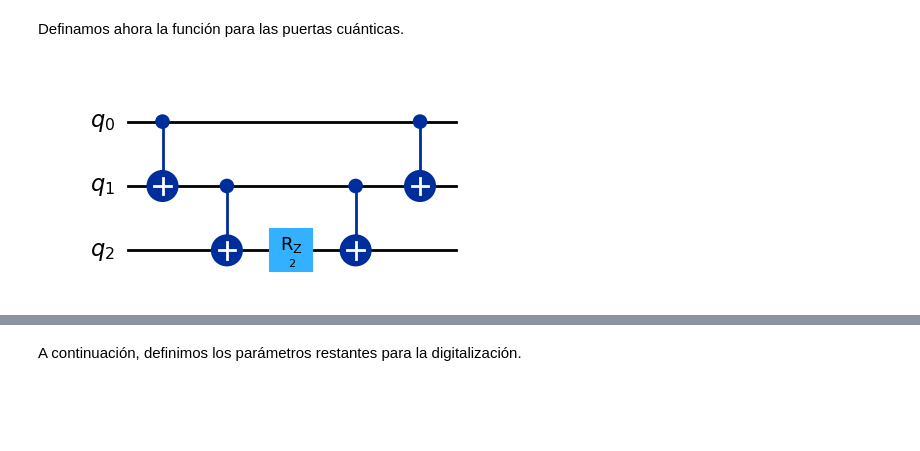
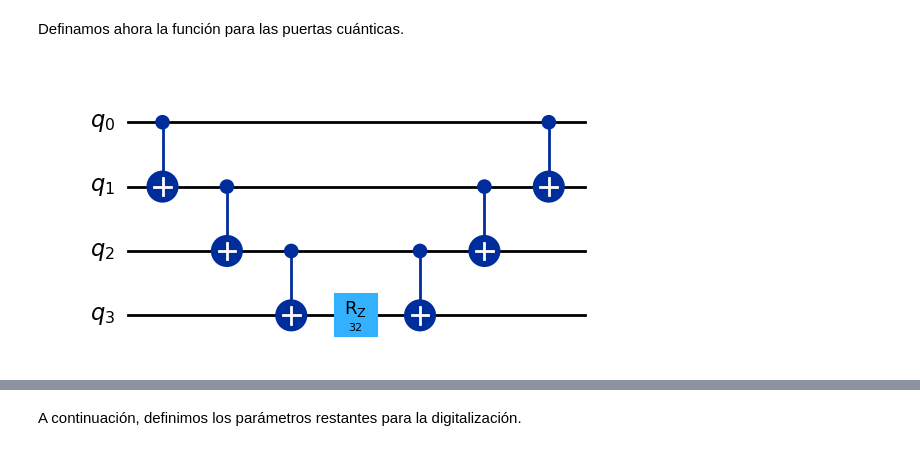
Before and after one commit to Mariomc10/C-digos_TFM, a Jupyter notebook: Shor_Adiabatico.ipynb, the cells around one changed output, grey strips where cells are left out. Cells and saved outputs as stored; diff of their text form; code cells hidden in the pictures; blank space fills up the shorter version.

```diff
--- a/Shor_Adiabatico.ipynb
+++ b/Shor_Adiabatico.ipynb
@@ -227,26 +227,26 @@ Definamos ahora la función para las puertas cuánticas.
 # %%
 from qiskit import QuantumCircuit, QuantumRegister, ClassicalRegister, transpile, qiskit
 from qiskit.visualization import plot_histogram
 from qiskit_aer import Aer
 import pylatexenc
 
 def puerta_coef(coef,n_vars):
     '''
     Devuelve la puerta cuántica para la digitacización del Hamiltoniano final.
 
     coef: float | Coeficiente del término que forma parte del Hamiltoniano final.
     n_vars: int | Número de variables (qubits), asociados a dicho término (en nuestro caso será un máximo de 4).
     '''
     circuito = QuantumCircuit(n_vars)
     for ind in range(n_vars-1):
         circuito.cx(ind,ind+1)
     circuito.rz(2*coef,n_vars-1)
     for ind in range(n_vars-1):
         circuito.cx(n_vars-2-ind,n_vars-1-ind)
     # display(circuito.draw("mpl"))
     return circuito
 
 # Ejemplo
-display(puerta_coef(1,3).draw("mpl"))
+display(puerta_coef(16,4).draw("mpl"))
 # %% [output]
-[figure, old version]
+[figure, new version]
```
Also changed, not shown: parts of 14 cells of this notebook.
